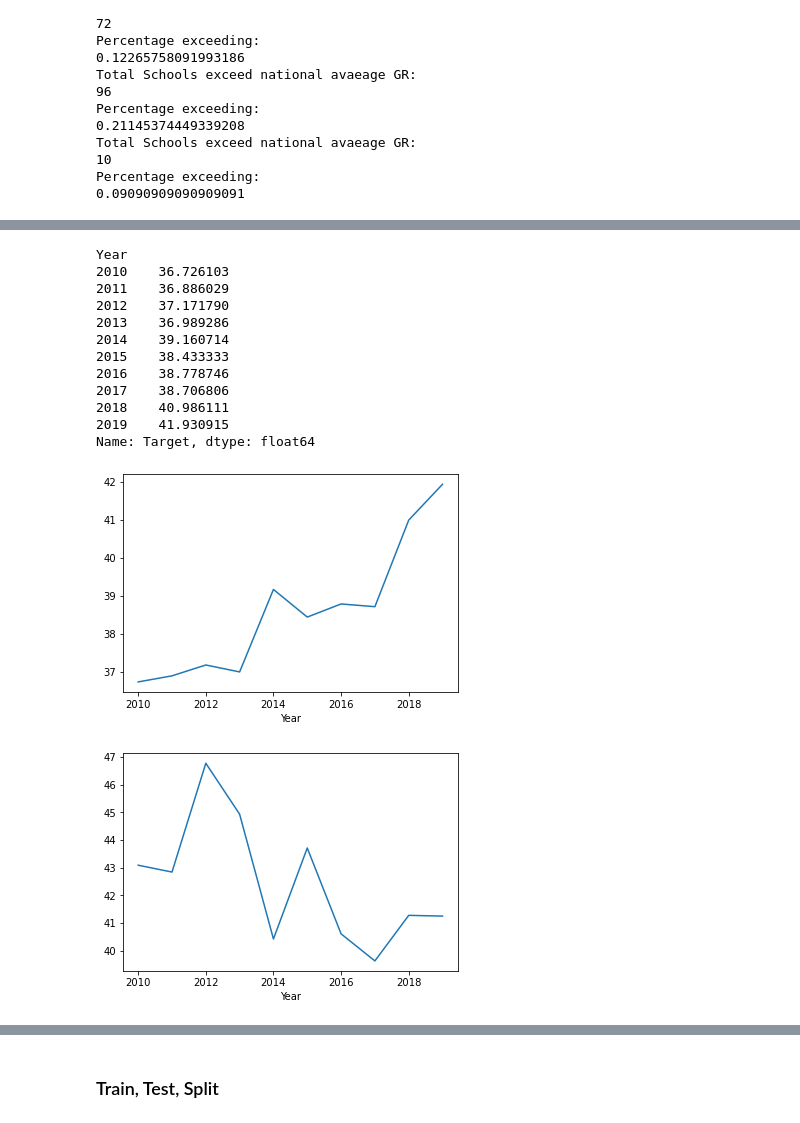
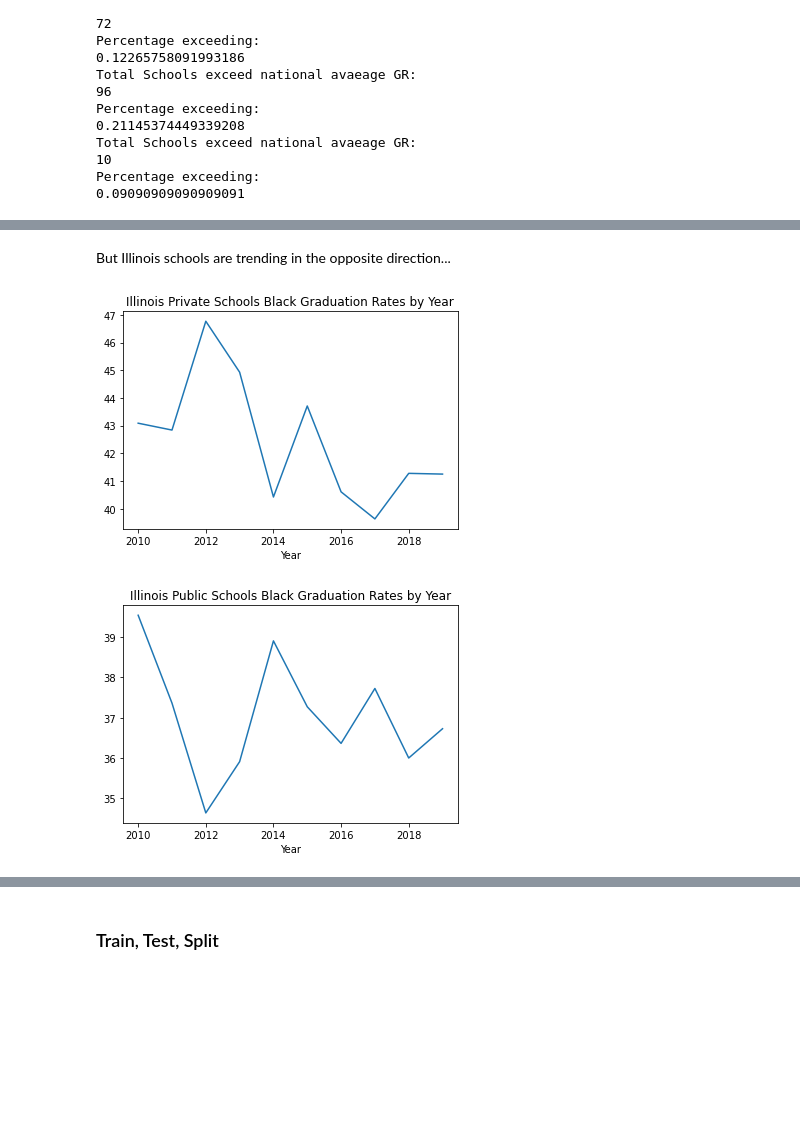
Before and after one commit to andrewschmeck/Black-Graduation-Rates, a Jupyter notebook: Black_Graduation_Rates_notebook.ipynb, the cells around one changed output, grey strips where cells are left out. Saved outputs shown, nothing was run; the diff lists cells and outputs as text; code cells hidden in the pictures; blank space fills up the shorter version.

```diff
--- a/Black_Graduation_Rates_notebook.ipynb
+++ b/Black_Graduation_Rates_notebook.ipynb
@@ -221,27 +194,14 @@ sns.barplot(X,y);
-# %%
-public_byyear['Target']
-# %% [output]
-Year
-2010    36.726103
-2011    36.886029
-2012    37.171790
-2013    36.989286
-2014    39.160714
-2015    38.433333
-2016    38.778746
-2017    38.706806
-2018    40.986111
-2019    41.930915
-Name: Target, dtype: float64
+# %% [markdown]
+But Illinois schools are trending in the opposite direction...
 # %%
-y =public_byyear['Target'].values
-X = public_byyear['Target'].index
-sns.lineplot(X,y);
+y =il_pr_byyear['Target'].values
+X = il_pr_byyear['Target'].index
+sns.lineplot(X,y).set(title='Illinois Private Schools Black Graduation Rates by Year');
 # %% [output]
-[figure, old version]
+[figure, new version]
 # %%
-y =il_pr_byyear['Target'].values
-X = il_pr_byyear['Target'].index
-sns.lineplot(X,y);
+y =il_pub_byyear['Target'].values
+X = il_pub_byyear['Target'].index
+sns.lineplot(X,y).set(title='Illinois Public Schools Black Graduation Rates by Year');
 # %% [output]
-[figure, old version]
+[figure, new version]
```
Also changed, not shown: parts of 91 cells of this notebook, 3 other files.
